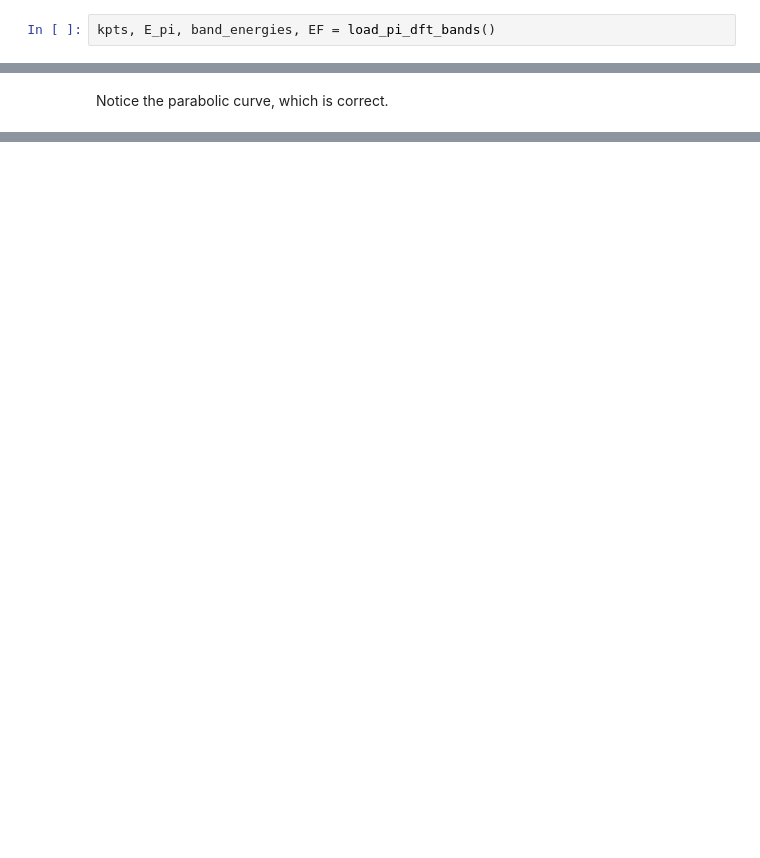
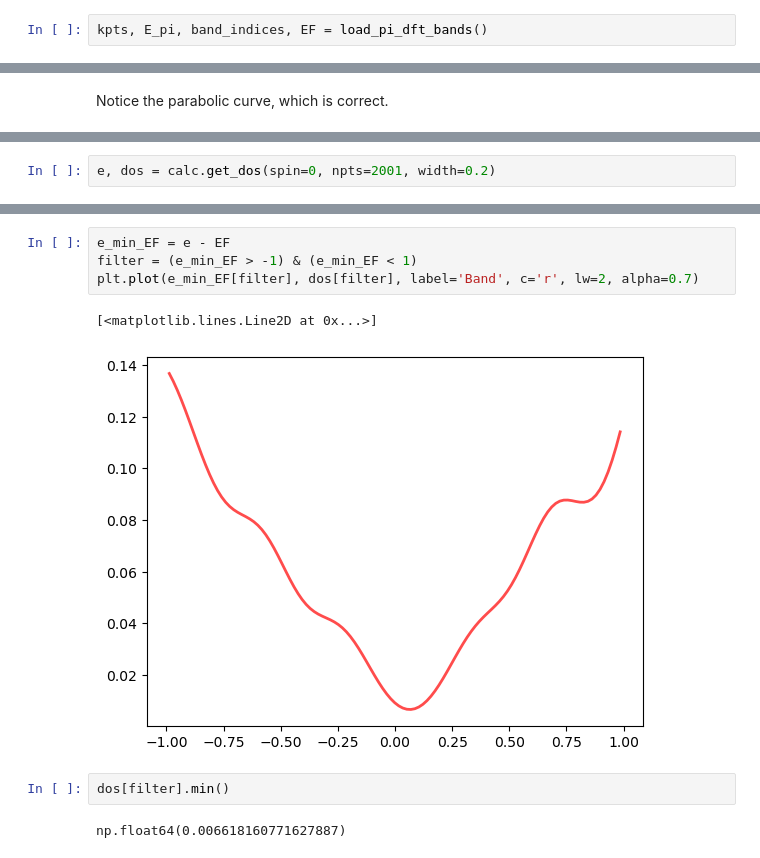
Before and after one commit to NexganGH/DFT_QMB, a Jupyter notebook: 2_graphene_bilayers/scripts/tight_binding/scripts/full_workflow.ipynb, the cells around one changed output, grey strips where cells are left out. Cells and saved outputs as stored; diff of their text form; blank space fills up the shorter version.

Commit message:
DOS and PDOS plot for AB graphene.

```diff
--- a/2_graphene_bilayers/scripts/tight_binding/scripts/full_workflow.ipynb
+++ b/2_graphene_bilayers/scripts/tight_binding/scripts/full_workflow.ipynb
@@ -39,7 +39,7 @@ save_pi_dft_bands(atoms, calc, path=['M', 'K', 'G'])
  [ 0.          0.          0.        ]]
 π-band indices: [7 8 6 9]
 # %%
-kpts, E_pi, band_energies, EF = load_pi_dft_bands()
+kpts, E_pi, band_indices, EF = load_pi_dft_bands()
 # %%
 EF
 # %% [output]
@@ -228,0 +228,2 @@ Notice the parabolic curve, which is correct.
+# %%
+e, dos = calc.get_dos(spin=0, npts=2001, width=0.2)
@@ -228,0 +262,11 @@ Notice the parabolic curve, which is correct.
+# %%
+e_min_EF = e - EF
+filter = (e_min_EF > -1) & (e_min_EF < 1)
+plt.plot(e_min_EF[filter], dos[filter], label='Band', c='r', lw=2, alpha=0.7)
+# %% [output]
+[<matplotlib.lines.Line2D at 0x...>]
+[figure, added]
+# %%
+dos[filter].min()
+# %% [output]
+np.float64(0.006618160771627887)
```
Also changed, not shown: parts of 9 cells of this notebook, 3 other files.
